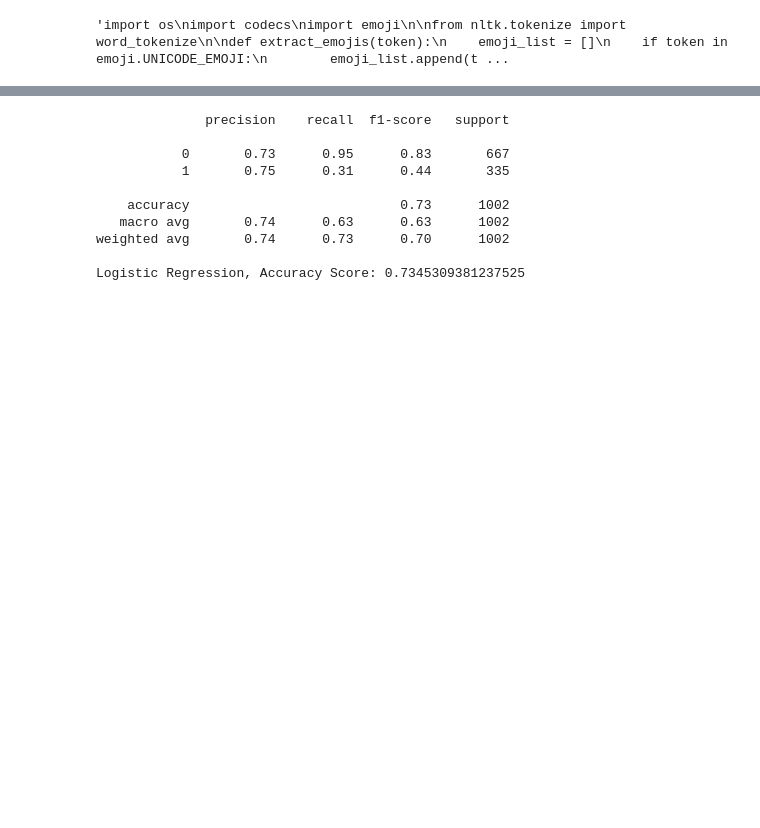
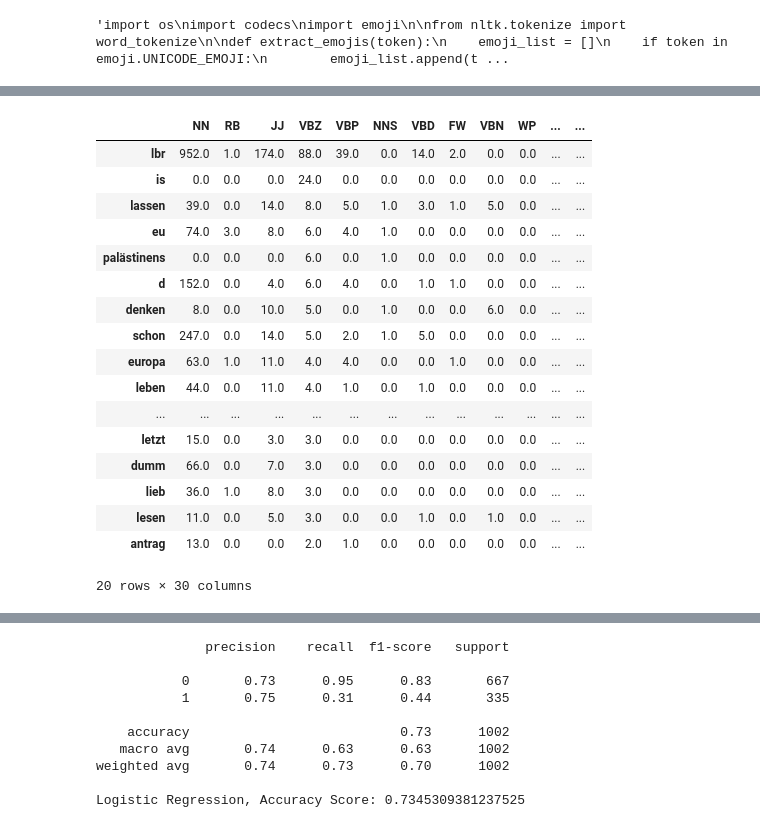
Before and after one commit to SexyRaxy/Software-Projekt, a Jupyter notebook: Test.ipynb, the cells around one changed output, grey strips where cells are left out. Cells and saved outputs as stored; diff of their text form; code cells hidden in the pictures; blank space fills up the shorter version.

```diff
--- a/Test.ipynb
+++ b/Test.ipynb
@@ -199,0 +238,34 @@ print(dataset[["tweet","processed_tweets"]].head(10))
+# %%
+vocabulary = {}
+for row in tagged_tweets['processed_tweets']:
+    for word, tag in row:
+        if word in vocabulary:
+            if tag in vocabulary[word]:
+                vocabulary[word][tag] += 1
+            else:
+                vocabulary[word][tag] = 1
+        else:
+            vocabulary[word] = {tag: 1}
+vocabulary_df = panda.DataFrame.from_dict(vocabulary, orient='index')
+vocabulary_df.fillna(value=0, inplace=True)
+tag = 'VBZ' # NNP: Proper noun, singular
+vocabulary_df.sort_values(by=tag, ascending=False).head(20) # top 10 words for a given tag
+# %% [output]
+|  | NN | RB | JJ | VBZ | VBP | NNS | VBD | FW | VBN | WP | ... | ... |
+| lbr | 952.0 | 1.0 | 174.0 | 88.0 | 39.0 | 0.0 | 14.0 | 2.0 | 0.0 | 0.0 | ... | ... |
+| is | 0.0 | 0.0 | 0.0 | 24.0 | 0.0 | 0.0 | 0.0 | 0.0 | 0.0 | 0.0 | ... | ... |
+| lassen | 39.0 | 0.0 | 14.0 | 8.0 | 5.0 | 1.0 | 3.0 | 1.0 | 5.0 | 0.0 | ... | ... |
+| eu | 74.0 | 3.0 | 8.0 | 6.0 | 4.0 | 1.0 | 0.0 | 0.0 | 0.0 | 0.0 | ... | ... |
+| palästinens | 0.0 | 0.0 | 0.0 | 6.0 | 0.0 | 1.0 | 0.0 | 0.0 | 0.0 | 0.0 | ... | ... |
+| d | 152.0 | 0.0 | 4.0 | 6.0 | 4.0 | 0.0 | 1.0 | 1.0 | 0.0 | 0.0 | ... | ... |
+| denken | 8.0 | 0.0 | 10.0 | 5.0 | 0.0 | 1.0 | 0.0 | 0.0 | 6.0 | 0.0 | ... | ... |
+| schon | 247.0 | 0.0 | 14.0 | 5.0 | 2.0 | 1.0 | 5.0 | 0.0 | 0.0 | 0.0 | ... | ... |
+| europa | 63.0 | 1.0 | 11.0 | 4.0 | 4.0 | 0.0 | 0.0 | 1.0 | 0.0 | 0.0 | ... | ... |
+| leben | 44.0 | 0.0 | 11.0 | 4.0 | 1.0 | 0.0 | 1.0 | 0.0 | 0.0 | 0.0 | ... | ... |
+| ... | ... | ... | ... | ... | ... | ... | ... | ... | ... | ... | ... | ... |
+| letzt | 15.0 | 0.0 | 3.0 | 3.0 | 0.0 | 0.0 | 0.0 | 0.0 | 0.0 | 0.0 | ... | ... |
+| dumm | 66.0 | 0.0 | 7.0 | 3.0 | 0.0 | 0.0 | 0.0 | 0.0 | 0.0 | 0.0 | ... | ... |
+| lieb | 36.0 | 1.0 | 8.0 | 3.0 | 0.0 | 0.0 | 0.0 | 0.0 | 0.0 | 0.0 | ... | ... |
+| lesen | 11.0 | 0.0 | 5.0 | 3.0 | 0.0 | 0.0 | 1.0 | 0.0 | 1.0 | 0.0 | ... | ... |
+| antrag | 13.0 | 0.0 | 0.0 | 2.0 | 1.0 | 0.0 | 0.0 | 0.0 | 0.0 | 0.0 | ... | ... |
+20 rows × 30 columns
```
Also changed, not shown: parts of 17 cells of this notebook, 2 other files.
